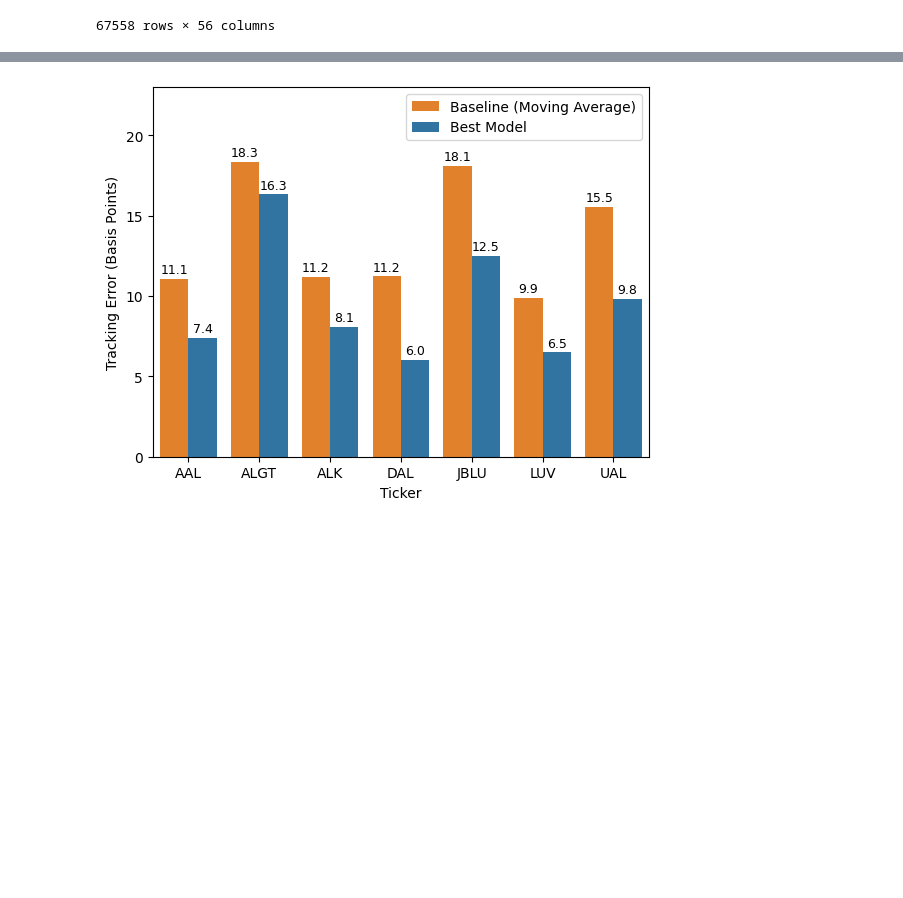
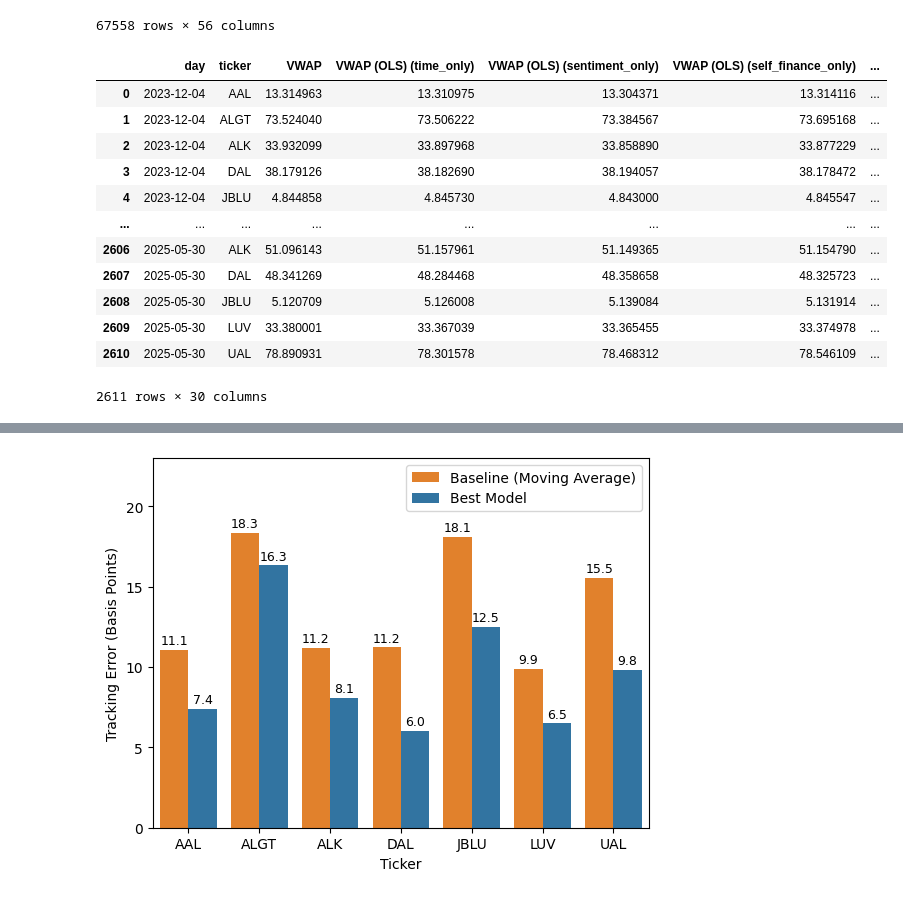
Before and after one commit to svanomm/sentiment-volume-forecasting, a Jupyter notebook: Scripts/05 Models/10 VWAP Analysis.ipynb, the cells around one changed output, grey strips where cells are left out. Saved outputs shown, nothing was run; the diff lists cells and outputs as text; code cells hidden in the pictures; blank space fills up the shorter version.

```diff
--- a/Scripts/05 Models/10 VWAP Analysis.ipynb
+++ b/Scripts/05 Models/10 VWAP Analysis.ipynb
@@ -38 +33,7 @@ predictions['Predicted (LightGBM) (all_tuned_retrained)'] = np.where(predictions
+# %%
+predict_cols = [i for i in predictions.columns if 'Predicted' in i]
+price = df[['date', 'ticker', 'Last']].copy()
+predictions = pd.merge(predictions, price, on=['date', 'ticker'], how='left')
+for col in predict_cols:
+    predictions[col] = np.where(predictions[col] < 0, 0, predictions[col])
 # %%
@@ -63,9 +60,25 @@ vwap_data['weighted price (Best)']     = vwap_data['Last'] * vwap_data['weight (
 # %%
-vwap_data = vwap_data[['day', 'ticker', 'weighted price (Actual)', 'weighted price (Baseline)', 'weighted price (Best)']]
+vwap_data = vwap_data[['day', 'ticker'] + [f'weighted price {col.replace('Predicted ', '')}' for col in ['Actual']+predict_cols]]
 vwap_data = vwap_data.groupby(['day', 'ticker']).sum().reset_index()
 vwap_data.rename(columns={
-    'weighted price (Actual)': 'VWAP',
+    'weighted price Actual': 'VWAP',
     'weighted price (Baseline)': 'VWAP (Baseline)',
     'weighted price (Best)': 'VWAP (Best)'
 }, inplace=True)
+vwap_data.rename(columns={col: col.replace('weighted price', 'VWAP') for col in vwap_data.columns if 'weighted price' in col}, inplace=True)
+vwap_data
+# %% [output]
+|  | day | ticker | VWAP | VWAP (OLS) (time_only) | VWAP (OLS) (sentiment_only) | VWAP (OLS) (self_finance_only) | ... |
+| 0 | 2023-12-04 | AAL | 13.314963 | 13.310975 | 13.304371 | 13.314116 | ... |
+| 1 | 2023-12-04 | ALGT | 73.524040 | 73.506222 | 73.384567 | 73.695168 | ... |
+| 2 | 2023-12-04 | ALK | 33.932099 | 33.897968 | 33.858890 | 33.877229 | ... |
+| 3 | 2023-12-04 | DAL | 38.179126 | 38.182690 | 38.194057 | 38.178472 | ... |
+| 4 | 2023-12-04 | JBLU | 4.844858 | 4.845730 | 4.843000 | 4.845547 | ... |
+| ... | ... | ... | ... | ... | ... | ... | ... |
+| 2606 | 2025-05-30 | ALK | 51.096143 | 51.157961 | 51.149365 | 51.154790 | ... |
+| 2607 | 2025-05-30 | DAL | 48.341269 | 48.284468 | 48.358658 | 48.325723 | ... |
+| 2608 | 2025-05-30 | JBLU | 5.120709 | 5.126008 | 5.139084 | 5.131914 | ... |
+| 2609 | 2025-05-30 | LUV | 33.380001 | 33.367039 | 33.365455 | 33.374978 | ... |
+| 2610 | 2025-05-30 | UAL | 78.890931 | 78.301578 | 78.468312 | 78.546109 | ... |
+2611 rows × 30 columns
 # %%
```
Also changed, not shown: parts of 14 cells of this notebook, 9 other files.
